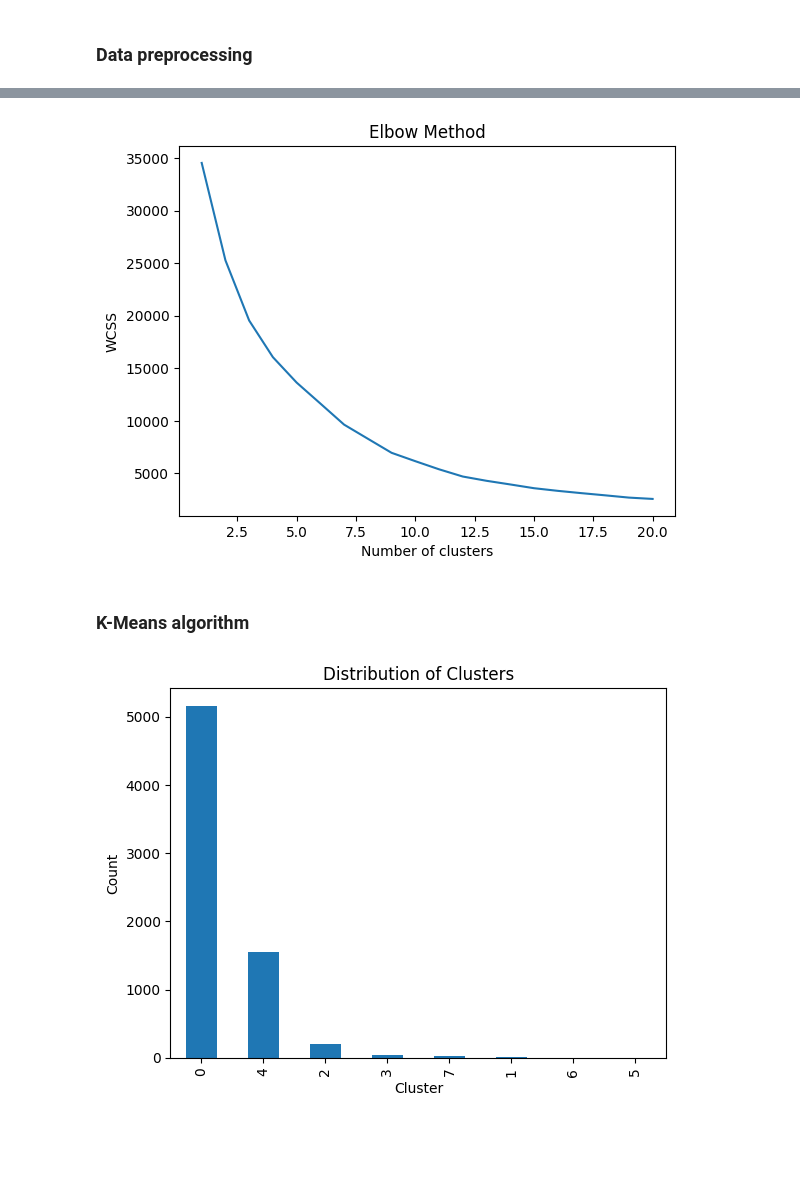
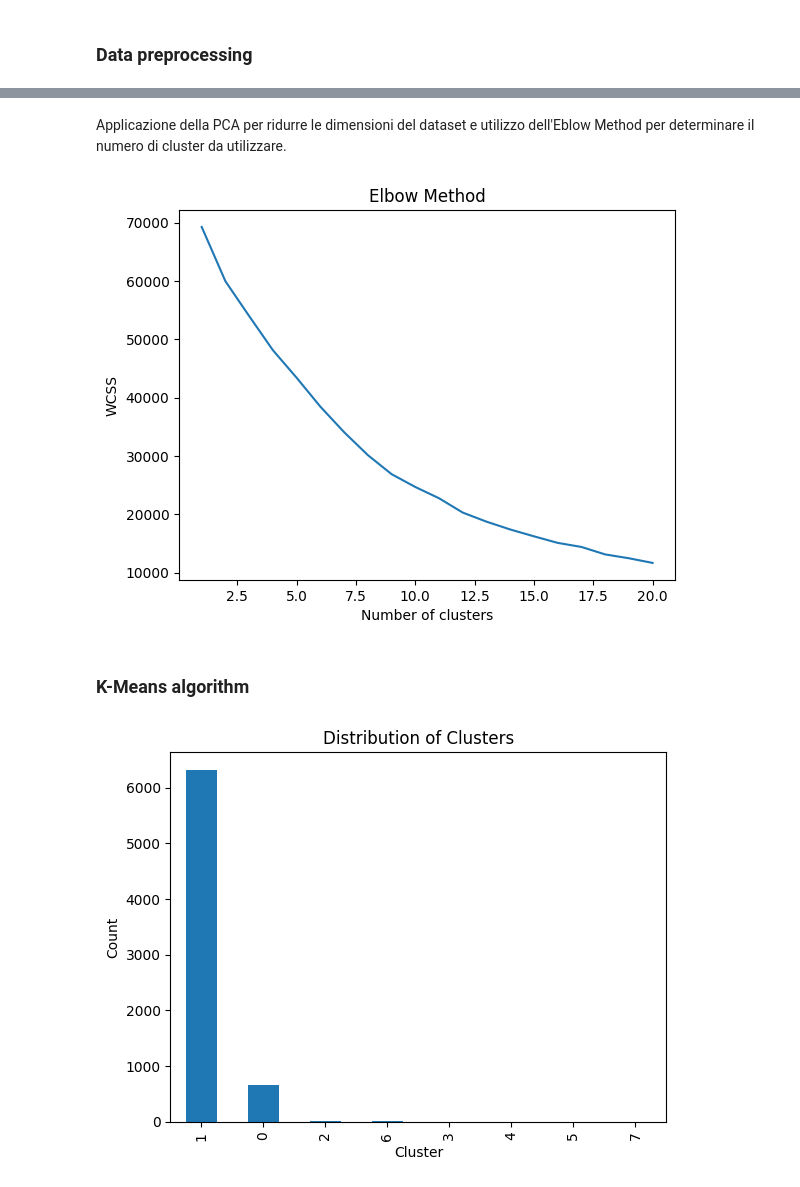
Before and after one commit to davisf20/characterization-of-user-misbehavior-in-online-social-media, a Jupyter notebook: notebooks/clusteringAnalysis.ipynb, the cells around one changed output, grey strips where cells are left out. Drawn from its saved outputs; the diff is of its cells as text; code cells hidden in the pictures; blank space fills up the shorter version.

```diff
--- a/notebooks/clusteringAnalysis.ipynb
+++ b/notebooks/clusteringAnalysis.ipynb
@@ -24,33 +55,24 @@ core_users_clustering_copy = core_users_clustering.copy()
+# %% [markdown]
+Applicazione della PCA per ridurre le dimensioni del dataset e utilizzo dell'Eblow Method per determinare il numero di cluster da utilizzare.
 # %%
-# Seleziona le caratteristiche da utilizzare per il clustering
-features = ['nbr_followers', 'nbr_followings', 'nbr_liked_tweets', 'nbr_lists', 'nbr_tweets', 'nbr_usernames', 'following_ratio', 'followers_ratio', 'favorites_ratio', 'tweet_ratio']
-
-# Standardizzazione delle features
-core_users_standardized = (core_users_clustering[features] - core_users_clustering[features].mean()) / core_users_clustering[features].std()
-# Normalizzazione delle features
-# core_users_normalized = (core_users_clustering[features] - core_users_clustering[features].min()) / (core_users_clustering[features].max() - core_users_clustering[features].min())
-
-# Sostituisci i valori mancanti con 0
-core_users_standardized = core_users_standardized.fillna(0)
-
 # Applica PCA
-pca = PCA(n_components=3)
+pca = PCA(n_components=9)
 core_users_pca = pca.fit_transform(core_users_standardized)
 
 # Calcola la WCSS per diverse quantità di cluster
 wcss = []
 for i in range(1, 21):
     kmeans = KMeans(n_clusters=i, n_init=20, random_state=0).fit(core_users_pca)
     wcss.append(kmeans.inertia_)
 
 # Visualizza la WCSS in funzione del numero di cluster
 plt.plot(range(1, 21), wcss)
 plt.title('Elbow Method')
 plt.xlabel('Number of clusters')
 plt.ylabel('WCSS')
 plt.show()
 # %% [output]
-[figure, old version]
+[figure, new version]
 # %% [markdown]
 ### K-Means algorithm
 # %%
@@ -67,7 +89,7 @@ plt.ylabel('Count')
 plt.title('Distribution of Clusters')
 plt.show()
 # %% [output]
-[figure, old version]
+[figure, new version]
 # %%
 # # Creiamo uno scatter plot
 # # plt.figure(figsize=(10, 7))
```
Also changed, not shown: parts of 9 cells of this notebook.
